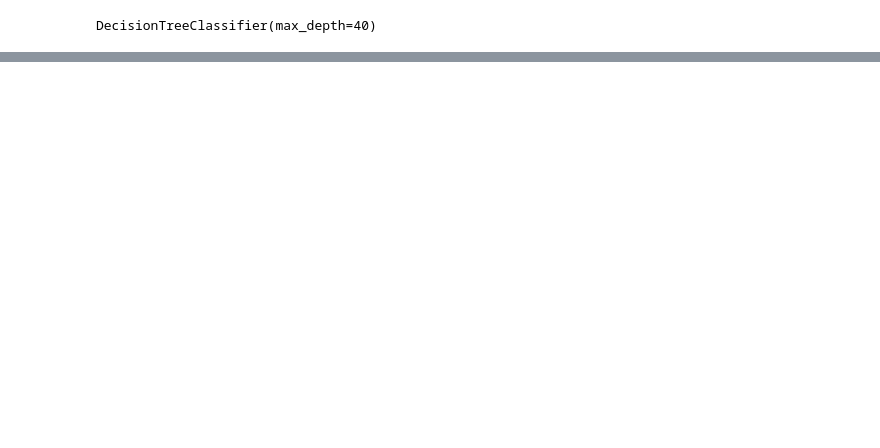
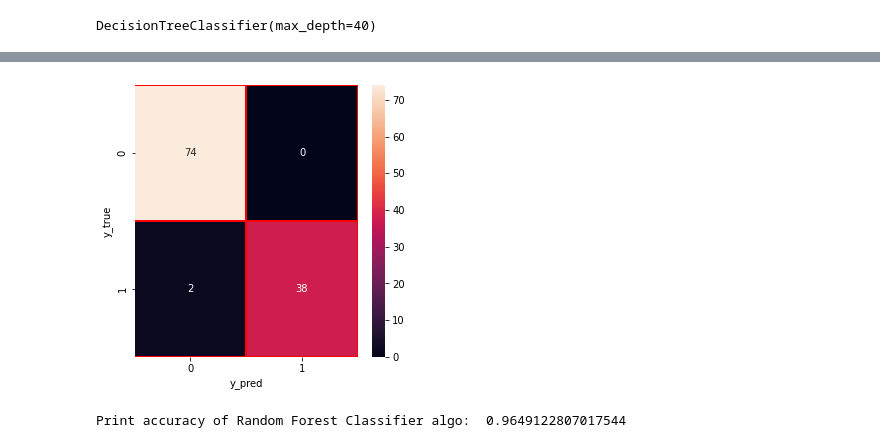
Before and after one commit to fher2819/Proyecto-IA---Breast-Cancer-Detection, a Jupyter notebook: Clasificación_Cáncer_Mama.ipynb, the cells around one changed output, grey strips where cells are left out. Saved outputs shown, nothing was run; the diff lists cells and outputs as text; code cells hidden in the pictures; blank space fills up the shorter version.

```diff
--- a/Clasificación_Cáncer_Mama.ipynb
+++ b/Clasificación_Cáncer_Mama.ipynb
@@ -521,0 +619,26 @@ graph
+# %%
+y_pred = svm.predict(X_test)
+y_true = y_test
+
+cm = confusion_matrix(y_true, y_pred)
+
+#visualize
+f, ax = plt.subplots(figsize=(5,5))
+sns.heatmap(cm,annot = True, linewidths=0.5,linecolor="red",fmt = ".0f",ax=ax)
+plt.xlabel("y_pred")
+plt.ylabel("y_true")
+plt.show()
+# %% [output]
+[figure, added]
+# %%
+# Modelo Randow Forest Classifier
+
+from sklearn.ensemble import RandomForestClassifier
+from sklearn.metrics import accuracy_score
+
+rf = RandomForestClassifier(n_estimators=10,random_state=1)
+rf.fit(X_train,y_train)
+print("Print accuracy of Random Forest Classifier algo: ",rf.score(X_test,y_test))
+rf_acc_score = rf.score(X_test,y_test)
+# %% [output]
+Print accuracy of Random Forest Classifier algo:  0.9649122807017544
```
Also changed, not shown: parts of 15 cells of this notebook.
